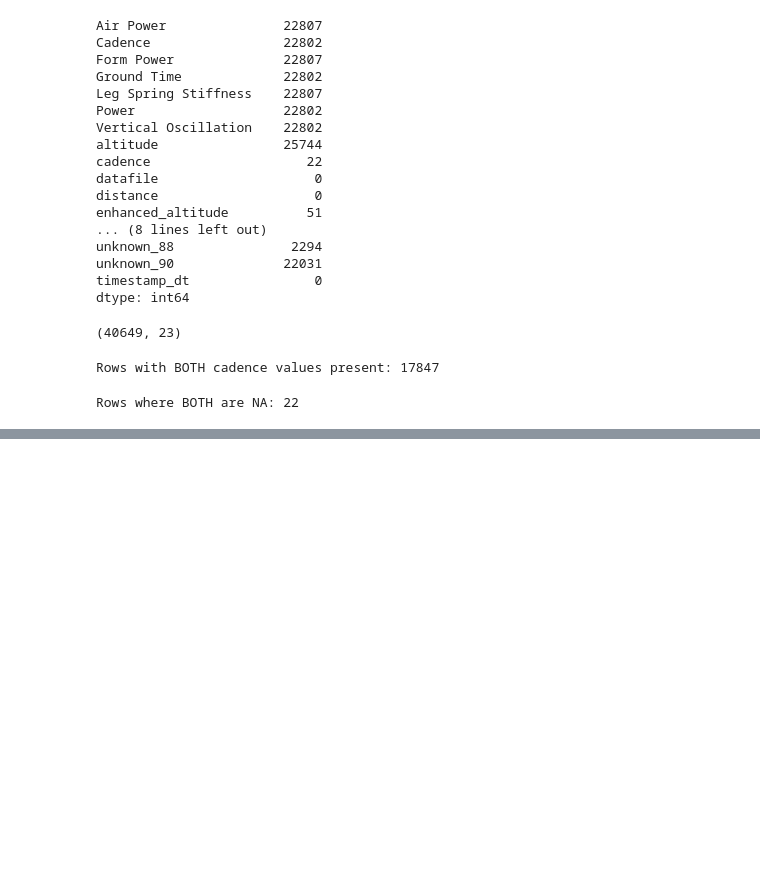
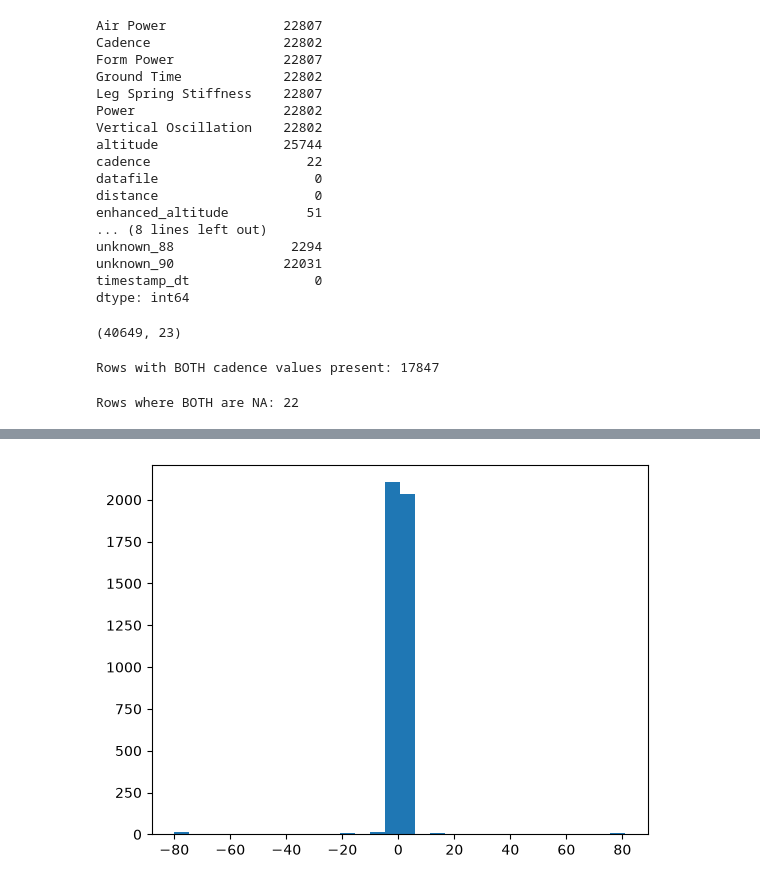
Before and after one commit to vandao288/strava_data_report, a Jupyter notebook: strava.ipynb, the cells around one changed output, grey strips where cells are left out. Drawn from its saved outputs; the diff is of its cells as text; code cells hidden in the pictures; blank space fills up the shorter version.

Commit message:
Unified cadence values

```diff
--- a/strava.ipynb
+++ b/strava.ipynb
@@ -242,0 +270,3 @@ Rows where BOTH are NA: 22
+# %%
+both_present_df = df[both_present]
+both_present_df.shape
@@ -242,0 +290,4 @@ Rows where BOTH are NA: 22
+# %%
+dif_cad = both_present_df['Cadence'] != both_present_df['cadence']
+dif_cad_df = both_present_df[dif_cad]
+dif_cad_df[['Cadence', 'cadence']].sample(5)
@@ -242,0 +326,2 @@ Rows where BOTH are NA: 22
+# %%
+dif_cad_df['dif_cad'] = dif_cad_df['cadence'] - dif_cad_df['Cadence']
@@ -242,0 +338,5 @@ Rows where BOTH are NA: 22
+# %%
+plt.hist(dif_cad_df['dif_cad'], bins=30)
+plt.show()
+# %% [output]
+[figure, added]
```
Also changed, not shown: parts of 21 cells of this notebook.
